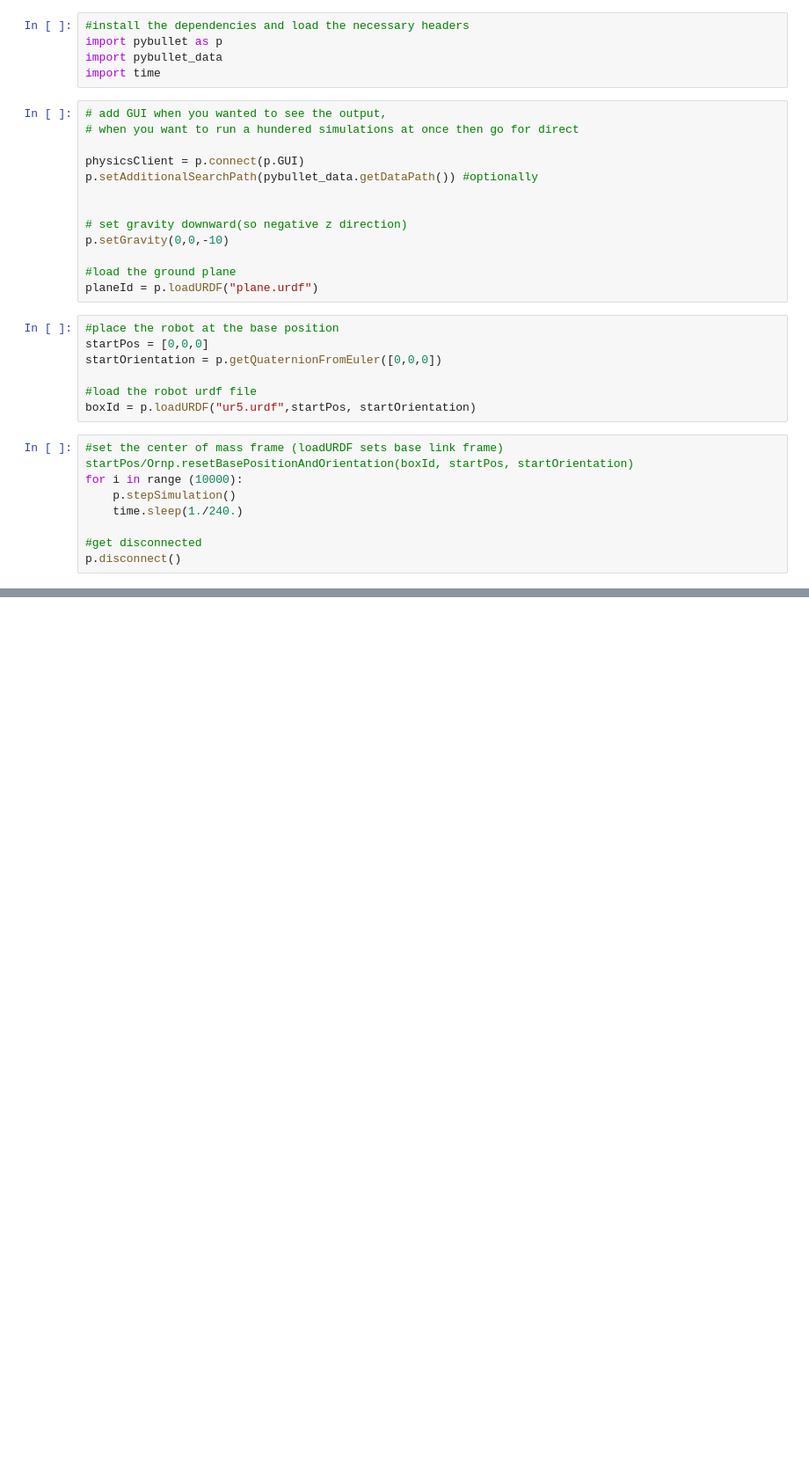
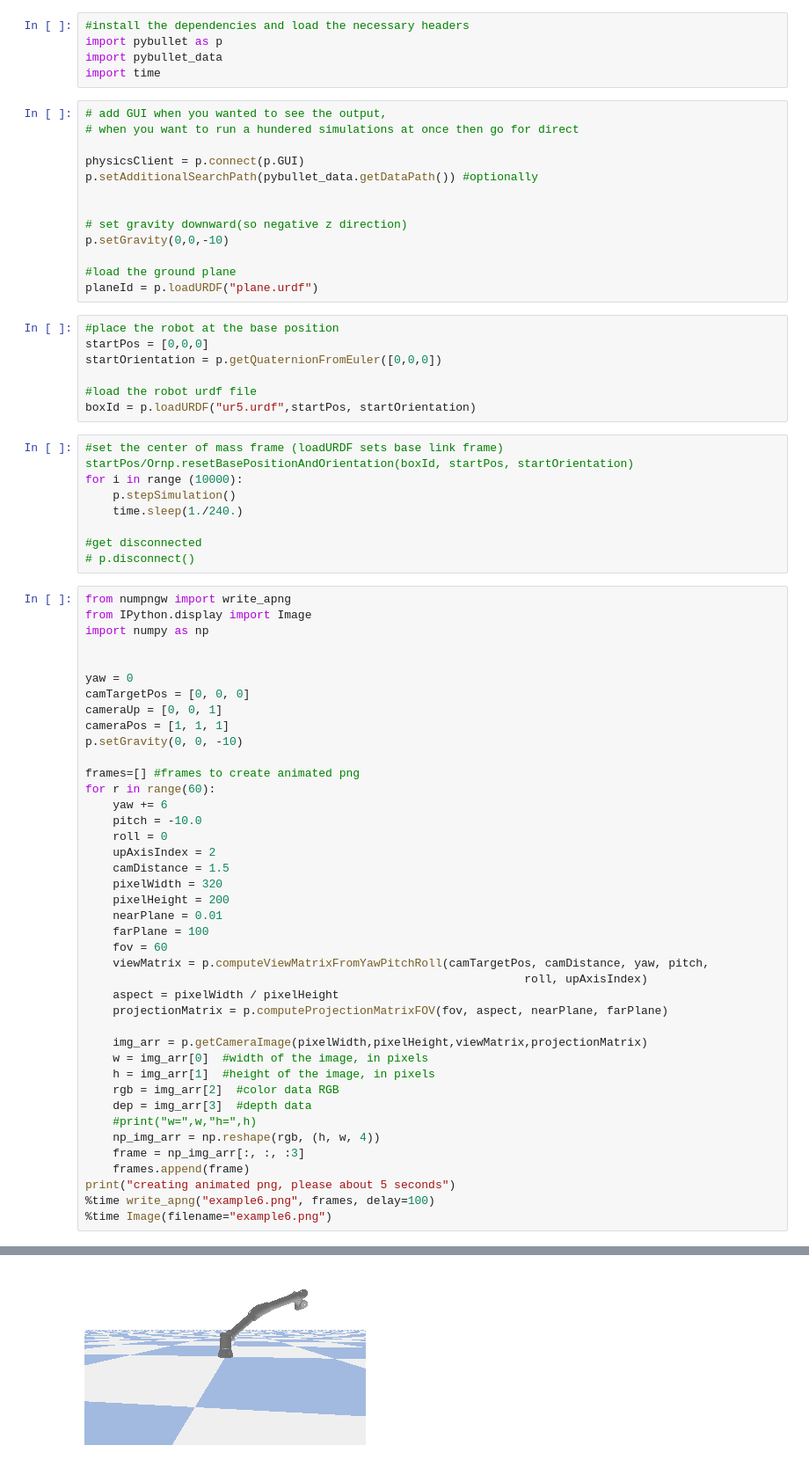
Before and after one commit to saisriteja/pybullet-works, a Jupyter notebook: notebooks/Basic_free_drive_ur5.ipynb, the cells around one changed output, grey strips where cells are left out. Shown at 88% size. Saved outputs shown, nothing was run; the diff lists cells and outputs as text; blank space fills up the shorter version.

```diff
--- a/notebooks/Basic_free_drive_ur5.ipynb
+++ b/notebooks/Basic_free_drive_ur5.ipynb
@@ -30,4 +30,46 @@ for i in range (10000):
     time.sleep(1./240.)
 
 #get disconnected
-p.disconnect()
+# p.disconnect()
+# %%
+from numpngw import write_apng
+from IPython.display import Image
+import numpy as np
+
+
+yaw = 0
+camTargetPos = [0, 0, 0]
+cameraUp = [0, 0, 1]
+cameraPos = [1, 1, 1]
+p.setGravity(0, 0, -10)
+
+frames=[] #frames to create animated png
+for r in range(60):
+    yaw += 6
+    pitch = -10.0
+    roll = 0
+    upAxisIndex = 2
+    camDistance = 1.5
+    pixelWidth = 320
+    pixelHeight = 200
+    nearPlane = 0.01
+    farPlane = 100
+    fov = 60
+    viewMatrix = p.computeViewMatrixFromYawPitchRoll(camTargetPos, camDistance, yaw, pitch,
+                                                                roll, upAxisIndex)
+    aspect = pixelWidth / pixelHeight
+    projectionMatrix = p.computeProjectionMatrixFOV(fov, aspect, nearPlane, farPlane)
+
+    img_arr = p.getCameraImage(pixelWidth,pixelHeight,viewMatrix,projectionMatrix)
+    w = img_arr[0]  #width of the image, in pixels
+    h = img_arr[1]  #height of the image, in pixels
+    rgb = img_arr[2]  #color data RGB
+    dep = img_arr[3]  #depth data
+    #print("w=",w,"h=",h)
+    np_img_arr = np.reshape(rgb, (h, w, 4))
+    frame = np_img_arr[:, :, :3]
+    frames.append(frame)
+print("creating animated png, please about 5 seconds")
+%time write_apng("example6.png", frames, delay=100)
+%time Image(filename="example6.png")
+# %% [output]
@@ -33,0 +81 @@ p.disconnect()
+[figure, added]
```
Also changed, not shown: parts of 1 cell of this notebook, 1 other file.
